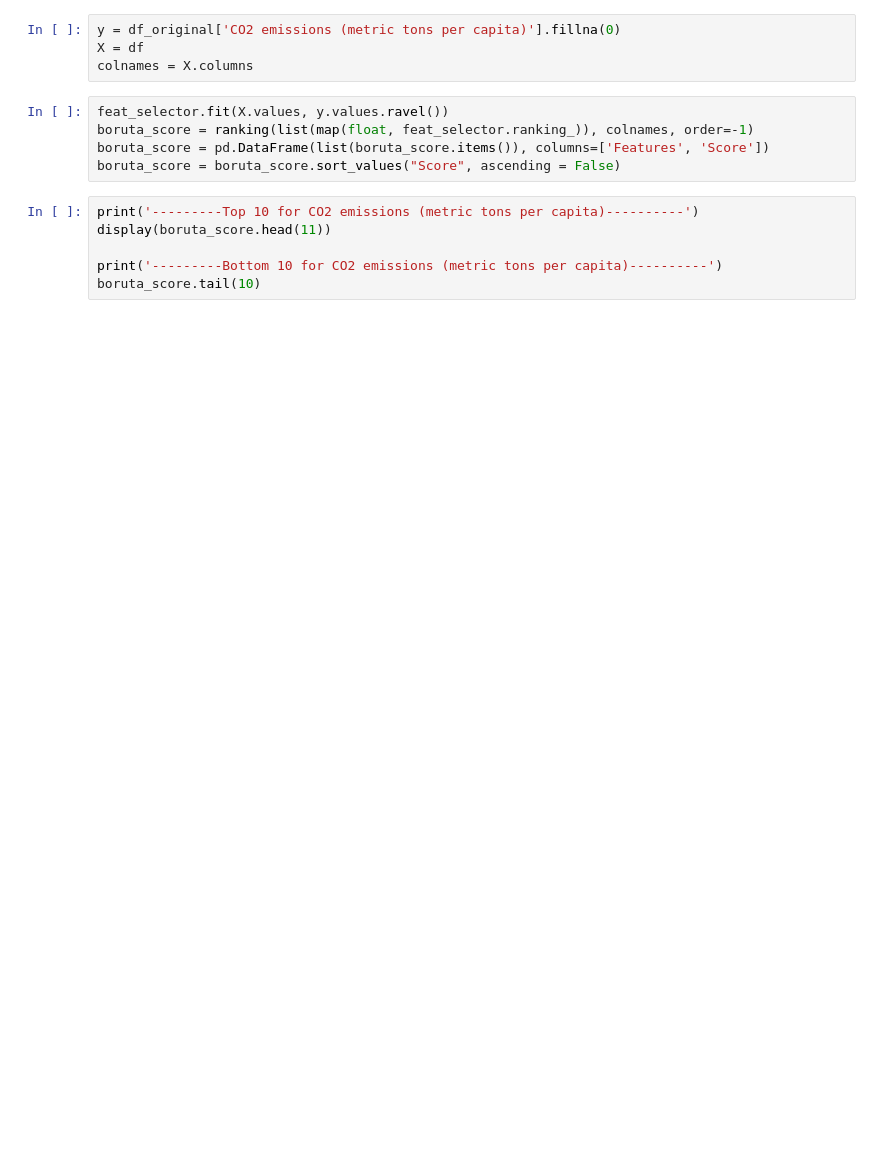
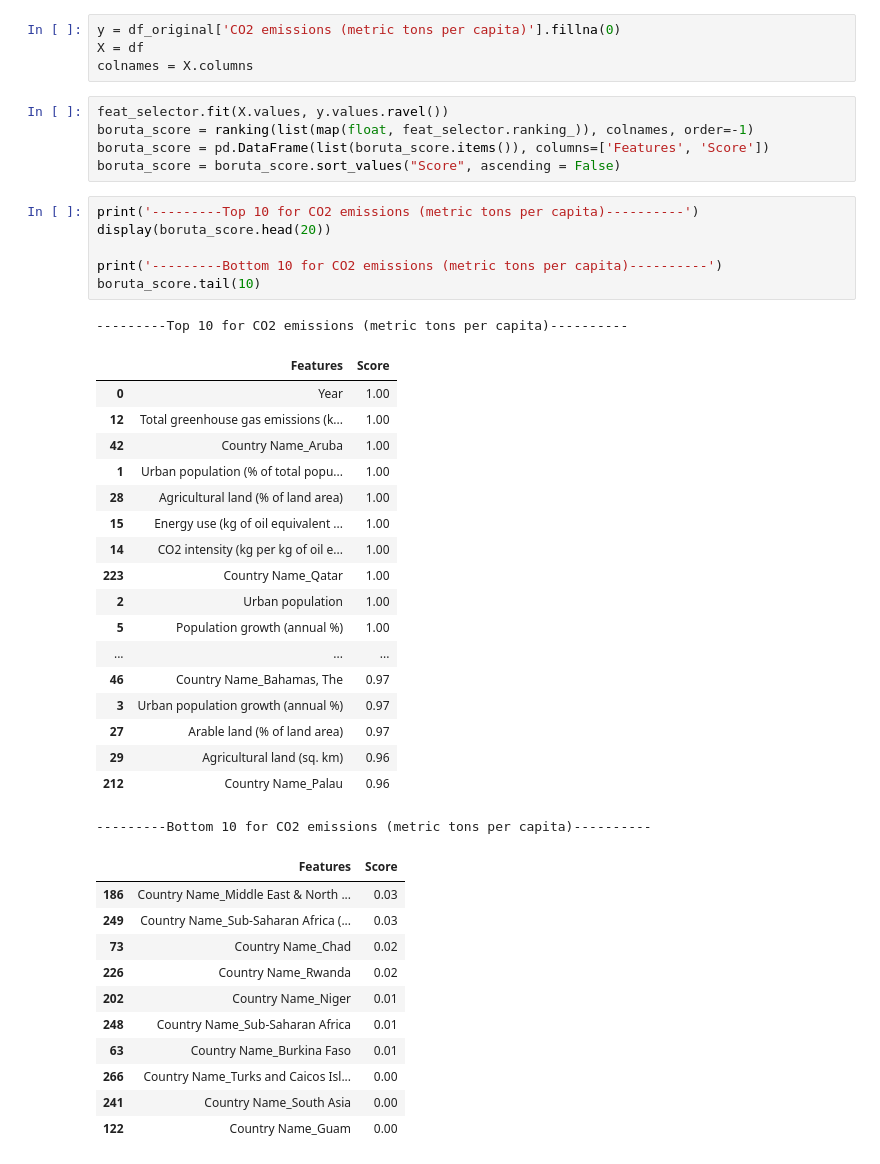
Before and after one commit to BingQuanChua/SASPICIOUS, a Jupyter notebook: eda_feature_selection.ipynb, the cells around one changed output. Saved outputs shown, nothing was run; the diff lists cells and outputs as text; blank space fills up the shorter version.

```diff
--- a/eda_feature_selection.ipynb
+++ b/eda_feature_selection.ipynb
@@ -179,10 +299,41 @@ boruta_score = pd.DataFrame(list(boruta_score.items()), columns=['Features', 'Sc
 boruta_score = boruta_score.sort_values("Score", ascending = False)
 # %%
 print('---------Top 10 for CO2 emissions (metric tons per capita)----------')
-display(boruta_score.head(11))
+display(boruta_score.head(20))
 
 print('---------Bottom 10 for CO2 emissions (metric tons per capita)----------')
 boruta_score.tail(10)
+# %% [output]
+---------Top 10 for CO2 emissions (metric tons per capita)----------
+|  | Features | Score |
+| 0 | Year | 1.00 |
+| 12 | Total greenhouse gas emissions (k... | 1.00 |
+| 42 | Country Name_Aruba | 1.00 |
+| 1 | Urban population (% of total popu... | 1.00 |
+| 28 | Agricultural land (% of land area) | 1.00 |
+| 15 | Energy use (kg of oil equivalent ... | 1.00 |
+| 14 | CO2 intensity (kg per kg of oil e... | 1.00 |
+| 223 | Country Name_Qatar | 1.00 |
+| 2 | Urban population | 1.00 |
+| 5 | Population growth (annual %) | 1.00 |
+| ... | ... | ... |
+| 46 | Country Name_Bahamas, The | 0.97 |
+| 3 | Urban population growth (annual %) | 0.97 |
+| 27 | Arable land (% of land area) | 0.97 |
+| 29 | Agricultural land (sq. km) | 0.96 |
+| 212 | Country Name_Palau | 0.96 |
+---------Bottom 10 for CO2 emissions (metric tons per capita)----------
+|  | Features | Score |
+| 186 | Country Name_Middle East & North ... | 0.03 |
+| 249 | Country Name_Sub-Saharan Africa (... | 0.03 |
+| 73 | Country Name_Chad | 0.02 |
+| 226 | Country Name_Rwanda | 0.02 |
+| 202 | Country Name_Niger | 0.01 |
+| 248 | Country Name_Sub-Saharan Africa | 0.01 |
+| 63 | Country Name_Burkina Faso | 0.01 |
+| 266 | Country Name_Turks and Caicos Isl... | 0.00 |
+| 241 | Country Name_South Asia | 0.00 |
+| 122 | Country Name_Guam | 0.00 |
 # %%
 sns_boruta_plot = sns.catplot(x="Score", y="Features", data = boruta_score[:], kind = "bar",
                height=14, aspect=1.9, palette='coolwarm')
```
Also changed, not shown: parts of 23 cells of this notebook.
